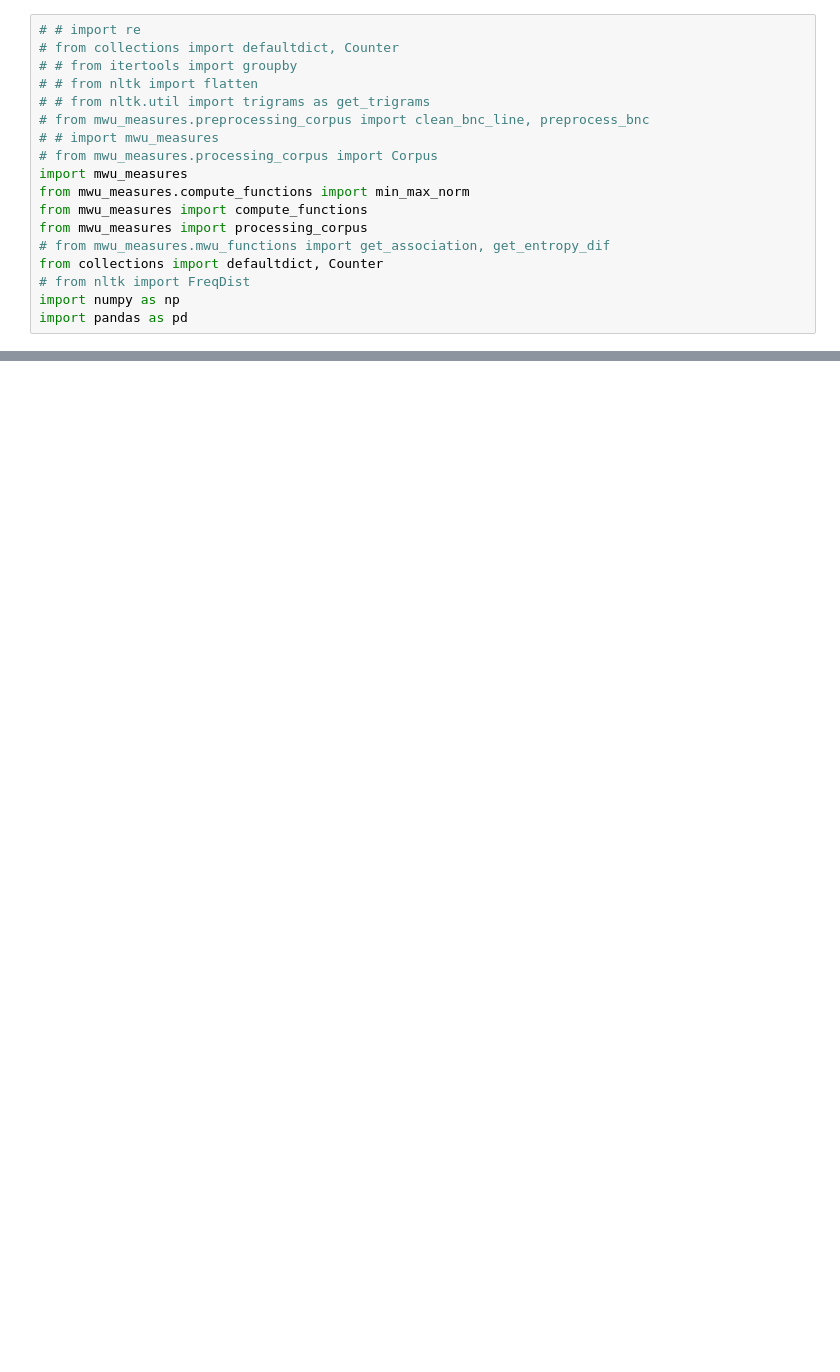
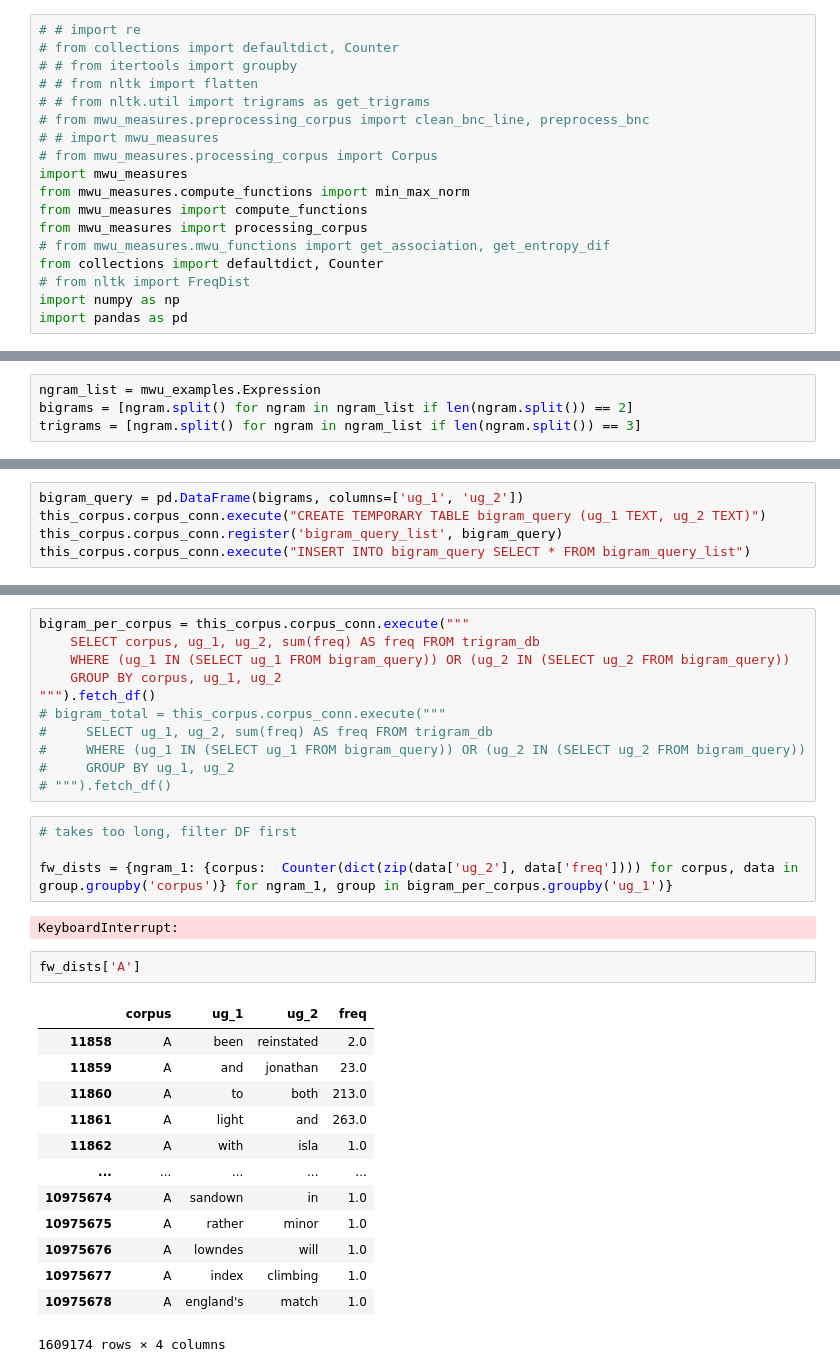
Before and after one commit to contreraskallens/MWU_measures, a Jupyter notebook: scratch.ipynb, the cells around one changed output, grey strips where cells are left out. Saved outputs shown, nothing was run; the diff lists cells and outputs as text; blank space fills up the shorter version.

```diff
--- a/scratch.ipynb
+++ b/scratch.ipynb
@@ -191,0 +45,4 @@ def get_ngram_scores(ngram, corpus, verbose=False):
+# %%
+ngram_list = mwu_examples.Expression
+bigrams = [ngram.split() for ngram in ngram_list if len(ngram.split()) == 2]
+trigrams = [ngram.split() for ngram in ngram_list if len(ngram.split()) == 3]
@@ -191,0 +66,5 @@ def get_ngram_scores(ngram, corpus, verbose=False):
+# %%
+bigram_query = pd.DataFrame(bigrams, columns=['ug_1', 'ug_2'])
+this_corpus.corpus_conn.execute("CREATE TEMPORARY TABLE bigram_query (ug_1 TEXT, ug_2 TEXT)")
+this_corpus.corpus_conn.register('bigram_query_list', bigram_query)
+this_corpus.corpus_conn.execute("INSERT INTO bigram_query SELECT * FROM bigram_query_list")
@@ -191,0 +77,33 @@ def get_ngram_scores(ngram, corpus, verbose=False):
+# %%
+bigram_per_corpus = this_corpus.corpus_conn.execute("""
+    SELECT corpus, ug_1, ug_2, sum(freq) AS freq FROM trigram_db
+    WHERE (ug_1 IN (SELECT ug_1 FROM bigram_query)) OR (ug_2 IN (SELECT ug_2 FROM bigram_query))
+    GROUP BY corpus, ug_1, ug_2
+""").fetch_df()
+# bigram_total = this_corpus.corpus_conn.execute("""
+#     SELECT ug_1, ug_2, sum(freq) AS freq FROM trigram_db
+#     WHERE (ug_1 IN (SELECT ug_1 FROM bigram_query)) OR (ug_2 IN (SELECT ug_2 FROM bigram_query))
+#     GROUP BY ug_1, ug_2
+# """).fetch_df()
+# %%
+# takes too long, filter DF first
+
+fw_dists = {ngram_1: {corpus:  Counter(dict(zip(data['ug_2'], data['freq']))) for corpus, data in group.groupby('corpus')} for ngram_1, group in bigram_per_corpus.groupby('ug_1')}
+# %% [output]
+KeyboardInterrupt:
+# %%
+fw_dists['A']
+# %% [output]
+|  | corpus | ug_1 | ug_2 | freq |
+| 11858 | A | been | reinstated | 2.0 |
+| 11859 | A | and | jonathan | 23.0 |
+| 11860 | A | to | both | 213.0 |
+| 11861 | A | light | and | 263.0 |
+| 11862 | A | with | isla | 1.0 |
+| ... | ... | ... | ... | ... |
+| 10975674 | A | sandown | in | 1.0 |
+| 10975675 | A | rather | minor | 1.0 |
+| 10975676 | A | lowndes | will | 1.0 |
+| 10975677 | A | index | climbing | 1.0 |
+| 10975678 | A | england's | match | 1.0 |
+1609174 rows × 4 columns
```
Also changed, not shown: parts of 11 cells of this notebook, 6 other files.
